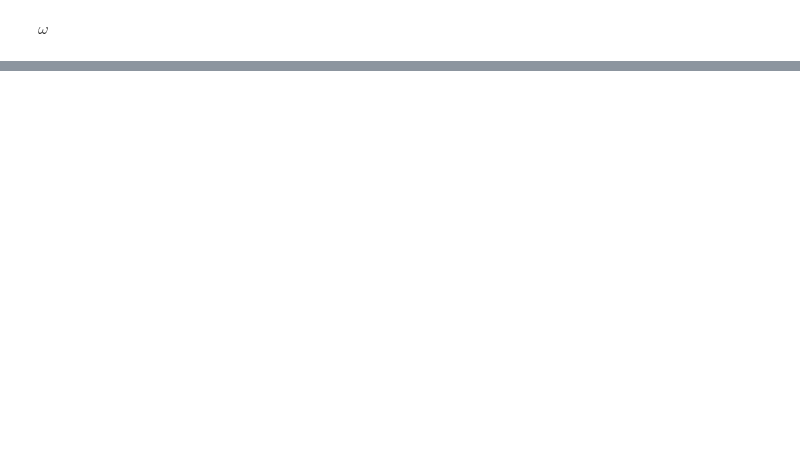
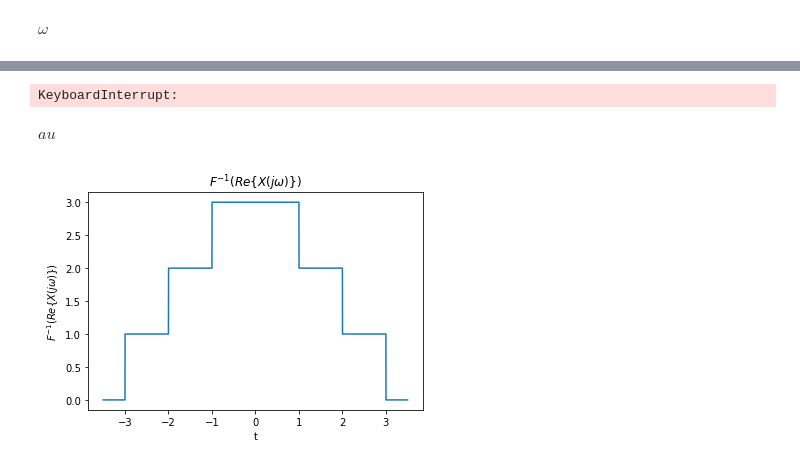
Before and after one commit to HighSpeeds/ECE102, a Jupyter notebook: Homework 6/Untitled.ipynb, the cells around one changed output, grey strips where cells are left out. Cells and saved outputs as stored; diff of their text form; code cells hidden in the pictures; blank space fills up the shorter version.

```diff
--- a/Homework 6/Untitled.ipynb
+++ b/Homework 6/Untitled.ipynb
@@ -14,0 +41,2 @@ $\displaystyle \sqrt{1 + \frac{4 \pi^{2}}{\left(i \omega - 1\right)^{2} \left(i
+# %%
+t=Symbol("t",real=True)
@@ -14,0 +66,8 @@ $\displaystyle \sqrt{1 + \frac{4 \pi^{2}}{\left(i \omega - 1\right)^{2} \left(i
+# %%
+convolve(f,f.subs(t,-t),t)
+# %% [output]
+KeyboardInterrupt:
+# %%
+tau
+# %% [output]
+$\displaystyle 	au$
@@ -14,0 +78,19 @@ $\displaystyle \sqrt{1 + \frac{4 \pi^{2}}{\left(i \omega - 1\right)^{2} \left(i
+# %%
+def x(t):
+    if (t<0 and t>-1) or (t>2 and t<3):
+        return 1
+    if (t>0 and t<2):
+        return 2
+    return 0
+# %%
+T=np.arange(-3.5,3.5,0.001)
+X=[]
+for t in T:
+    X.append(x(t)+x(-t))
+plt.plot(T,X)
+plt.xlabel("t")
+plt.ylabel("$F^{-1}(Re \{X(j\omega)\})$")
+plt.title("$F^{-1}(Re \{X(j\omega)\})$")
+plt.savefig("fig1")
+# %% [output]
+[figure, added]
```
Also changed, not shown: parts of 18 cells of this notebook, 36 other files.
